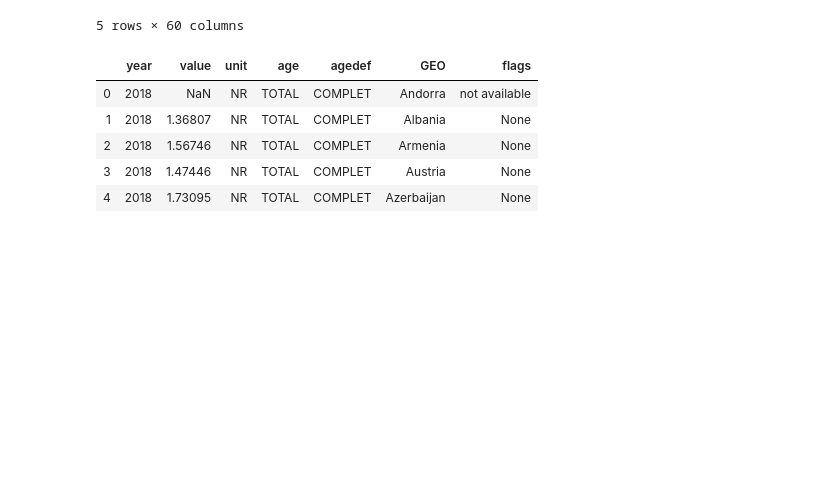
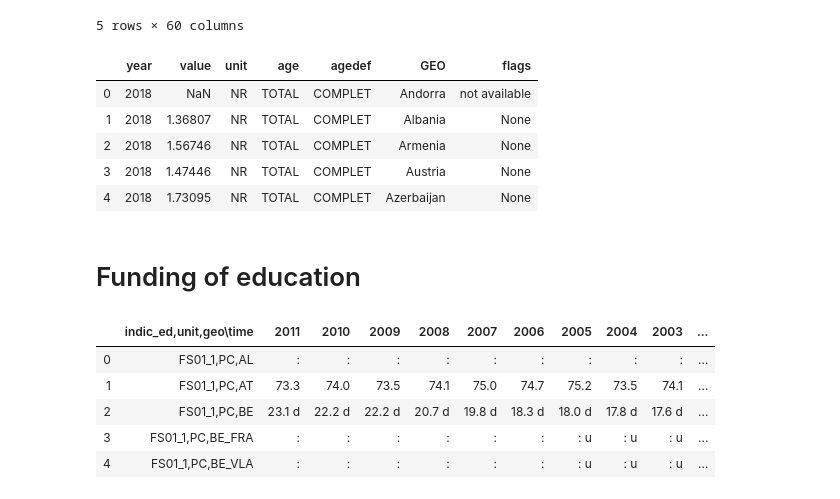
Before and after one commit to ADS-Group-15/eu-productivity-modeling, a Jupyter notebook: notebooks/eda_others.ipynb, the cells around one changed output. Cells and saved outputs as stored; diff of their text form; code cells hidden in the pictures; blank space fills up the shorter version.

```diff
--- a/notebooks/eda_others.ipynb
+++ b/notebooks/eda_others.ipynb
@@ -457,3 +458,15 @@ frate_df.head()
 | 2 | 2018 | 1.56746 | NR | TOTAL | COMPLET | Armenia | None |
 | 3 | 2018 | 1.47446 | NR | TOTAL | COMPLET | Austria | None |
 | 4 | 2018 | 1.73095 | NR | TOTAL | COMPLET | Azerbaijan | None |
+# %% [markdown]
+# Funding of education
+# %%
+education_funding_df = pd.read_csv(f'{data_raw_dir}/educ_fifunds.tsv.gz', delimiter='\t')
+education_funding_df.head()
+# %% [output]
+|  | indic_ed,unit,geo\time | 2011 | 2010 | 2009 | 2008 | 2007 | 2006 | 2005 | 2004 | 2003 | ... |
+| 0 | FS01_1,PC,AL | : | : | : | : | : | : | : | : | : | ... |
+| 1 | FS01_1,PC,AT | 73.3 | 74.0 | 73.5 | 74.1 | 75.0 | 74.7 | 75.2 | 73.5 | 74.1 | ... |
+| 2 | FS01_1,PC,BE | 23.1 d | 22.2 d | 22.2 d | 20.7 d | 19.8 d | 18.3 d | 18.0 d | 17.8 d | 17.6 d | ... |
+| 3 | FS01_1,PC,BE_FRA | : | : | : | : | : | : | : u | : u | : u | ... |
+| 4 | FS01_1,PC,BE_VLA | : | : | : | : | : | : | : u | : u | : u | ... |
```
Also changed, not shown: parts of 2 cells of this notebook, 6 other files.
